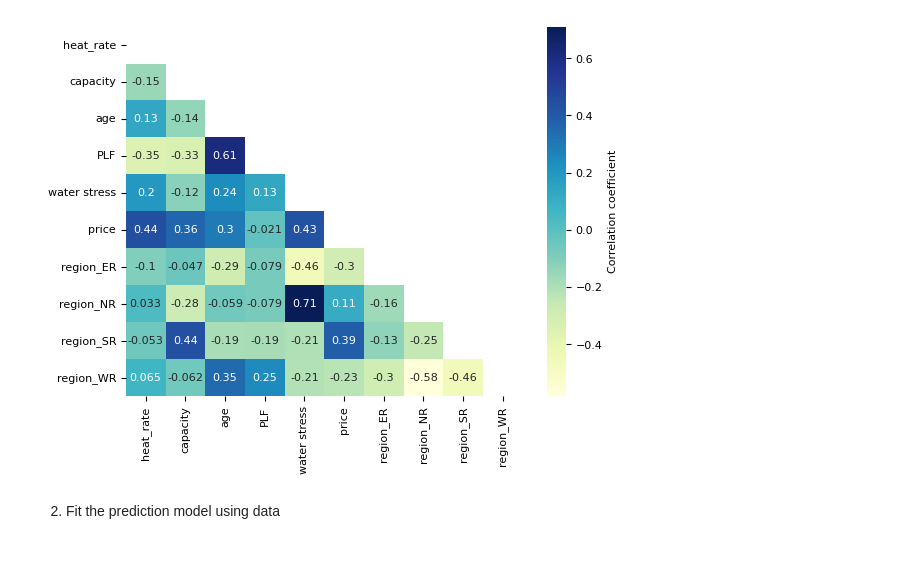
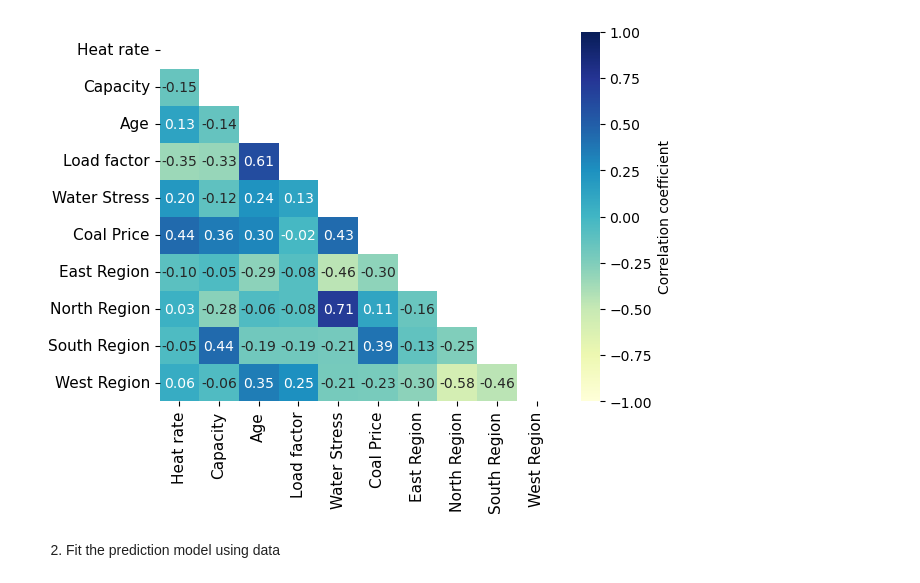
Before and after one commit to yifueve/India_SHR_dataset, a Jupyter notebook: run_models_supercritical.ipynb, the cells around one changed output. Saved outputs shown, nothing was run; the diff lists cells and outputs as text; code cells hidden in the pictures; blank space fills up the shorter version.

```diff
--- a/run_models_supercritical.ipynb
+++ b/run_models_supercritical.ipynb
@@ -30,6 +30,8 @@ data = pd.DataFrame({'heat_rate': all_heat_rate,
 
 # change the state to one hot encoding
 data = pd.get_dummies(data, columns=['region']) # aggregate the states here.
-
-print(max(data.PLF), min(data.PLF))
+print(data.head())
+data.columns = ['Heat rate', 'Capacity', 'Age', 'Load factor', 'Water Stress',
+                'Coal Price', 'East Region', 'North Region',
+                  'South Region', 'West Region']
 # %% [output]
@@ -37,12 +51,15 @@ print(max(data.PLF), min(data.PLF))
 # %%
 mask = np.triu(np.ones_like(data.corr()))
-plt.rcParams.update({'font.size': 8})
-dataplot = sb.heatmap(data.corr(), cmap="YlGnBu", annot=True, mask=mask)
+plt.rcParams.update({'font.size': 10})
+dataplot = sb.heatmap(data.corr(), cmap="YlGnBu", annot=True,  fmt=".2f", mask=mask,
+                      vmin=-1, vmax=1)
+dataplot.set_xticklabels(dataplot.get_xticklabels(), fontsize=11)
+dataplot.set_yticklabels(dataplot.get_yticklabels(), fontsize=11)
 cbar = dataplot.collections[0].colorbar
 cbar.set_label('Correlation coefficient')
 plt.savefig('ML_training_plots/Feature_correlation_super.png', bbox_inches='tight')
 # %% [output]
-[figure, old version]
+[figure, new version]
 # %% [markdown]
 2. Fit the prediction model using data
 # %%
```
Also changed, not shown: parts of 8 cells of this notebook, 6 other files.
